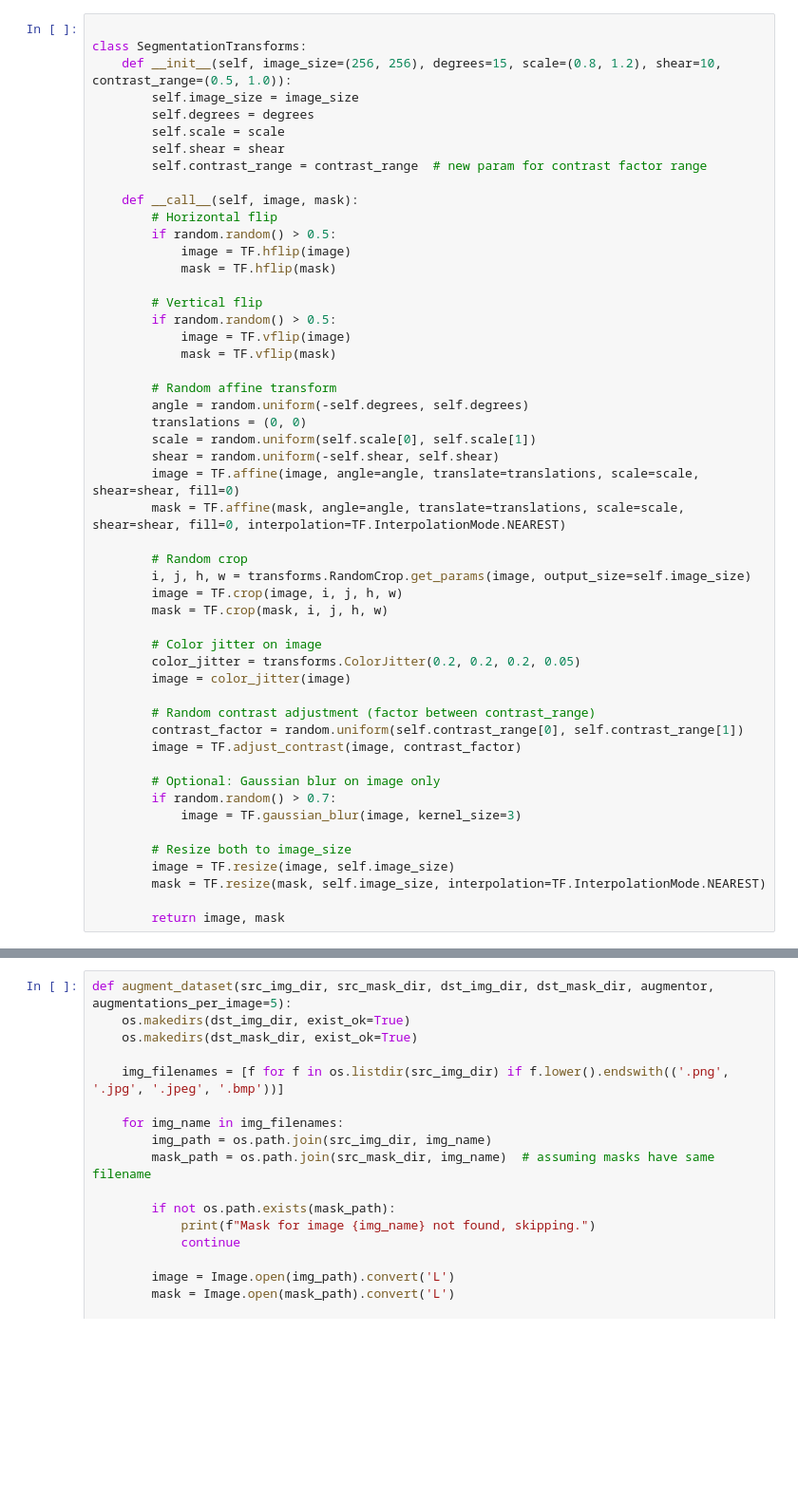
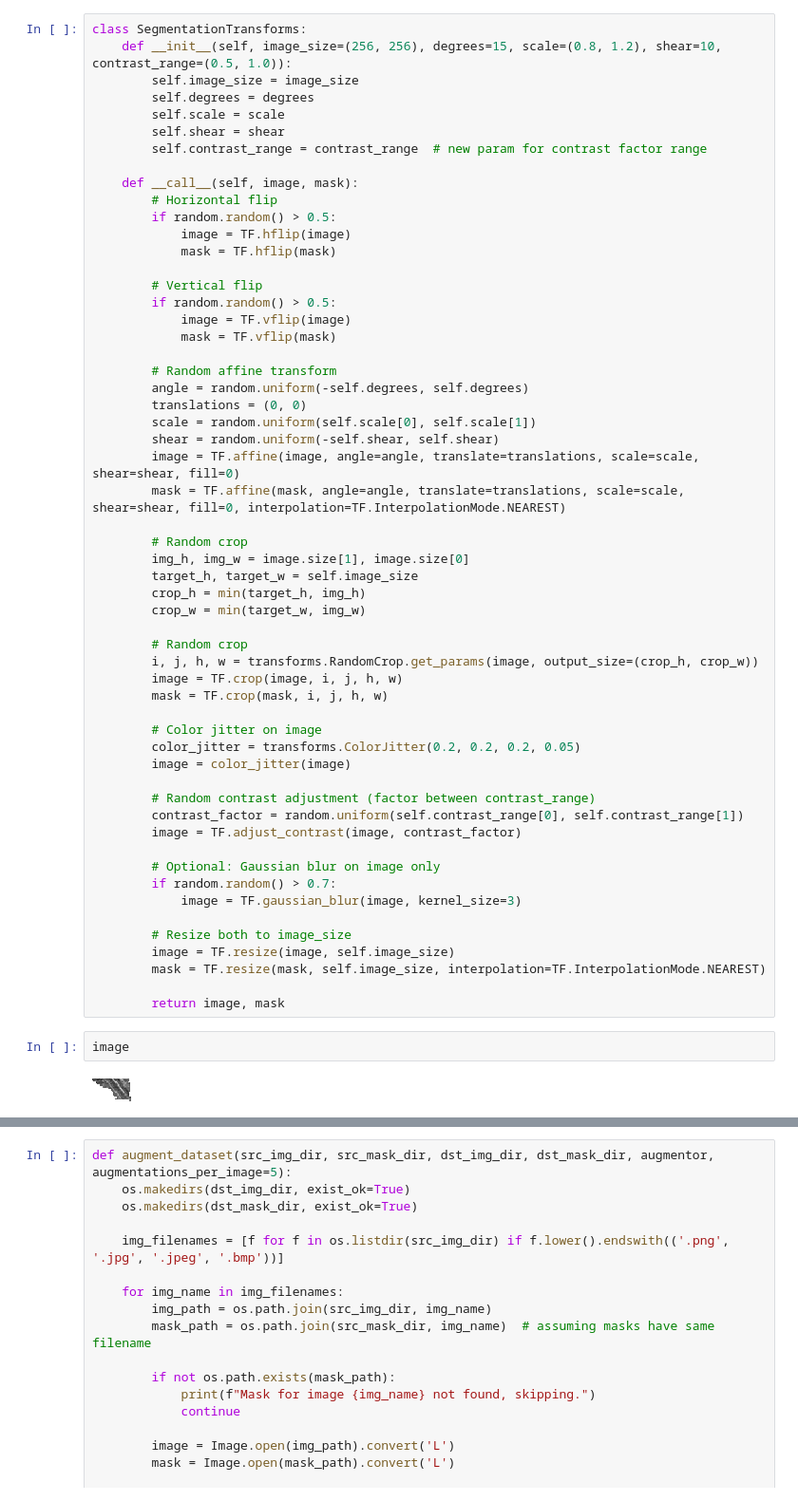
Before and after one commit to WilliamMAPearson/RadonAngleFinder, a Jupyter notebook: scriptingfile.ipynb, the cells around one changed output, grey strips where cells are left out. Shown: that part at 95% size. Saved outputs shown, nothing was run; the diff lists cells and outputs as text; blank space fills up the shorter version.

```diff
--- a/scriptingfile.ipynb
+++ b/scriptingfile.ipynb
@@ -15,7 +12,6 @@ import random
 import torchvision.transforms.functional as TF
 import torchvision.transforms as transforms
 # %%
-
 class SegmentationTransforms:
     def __init__(self, image_size=(256, 256), degrees=15, scale=(0.8, 1.2), shear=10, contrast_range=(0.5, 1.0)):
         self.image_size = image_size
@@ -44,7 +40,13 @@ class SegmentationTransforms:
         mask = TF.affine(mask, angle=angle, translate=translations, scale=scale, shear=shear, fill=0, interpolation=TF.InterpolationMode.NEAREST)
 
         # Random crop
-        i, j, h, w = transforms.RandomCrop.get_params(image, output_size=self.image_size)
+        img_h, img_w = image.size[1], image.size[0]
+        target_h, target_w = self.image_size
+        crop_h = min(target_h, img_h)
+        crop_w = min(target_w, img_w)
+
+        # Random crop
+        i, j, h, w = transforms.RandomCrop.get_params(image, output_size=(crop_h, crop_w))
         image = TF.crop(image, i, j, h, w)
         mask = TF.crop(mask, i, j, h, w)
 
@@ -65,5 +67,9 @@ class SegmentationTransforms:
         mask = TF.resize(mask, self.image_size, interpolation=TF.InterpolationMode.NEAREST)
 
         return image, mask
+# %%
+image
+# %% [output]
+[figure, added]
 # %%
 # Instantiate transform
```
Also changed, not shown: parts of 13 cells of this notebook, 5 other files.
